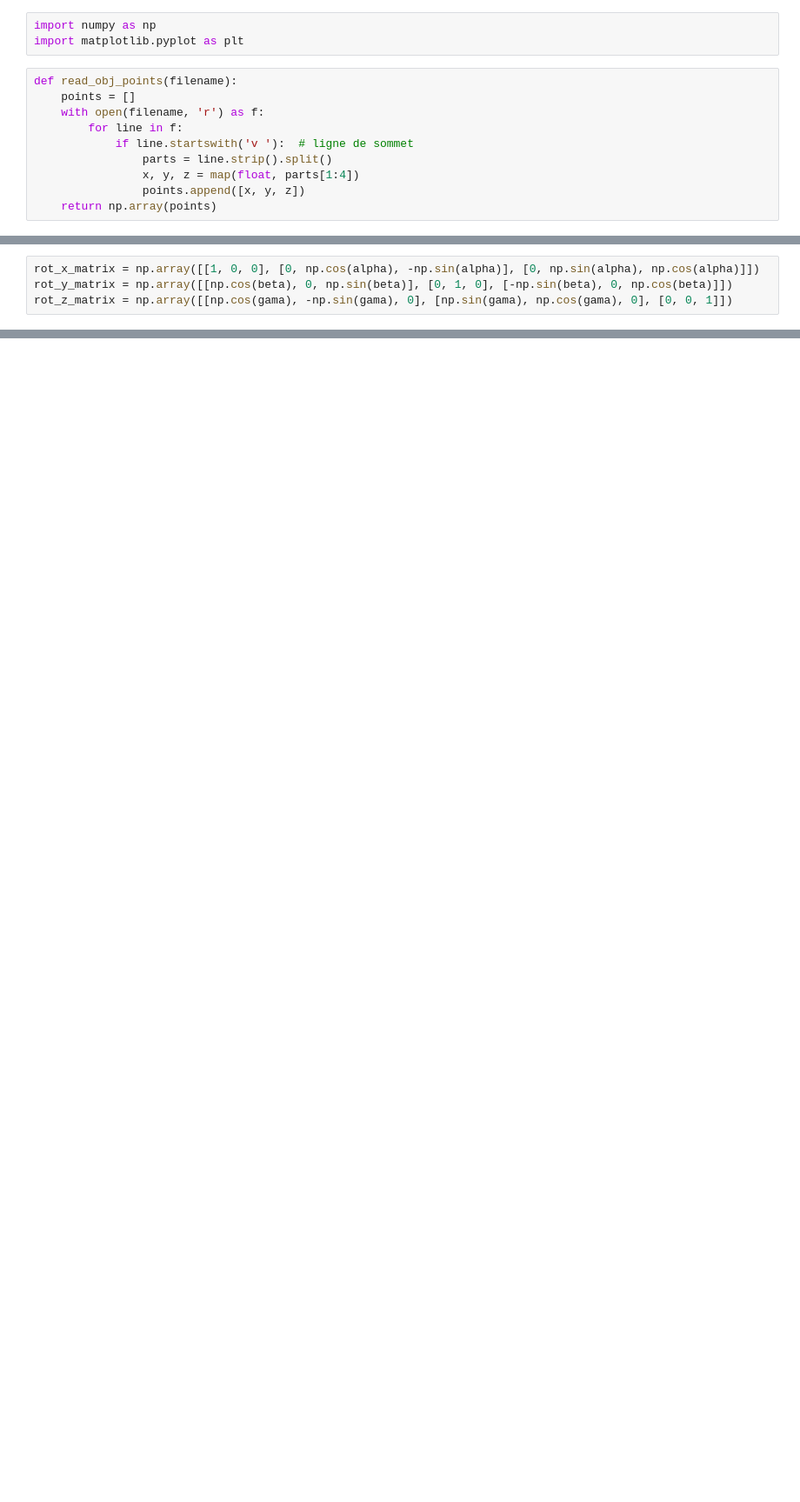
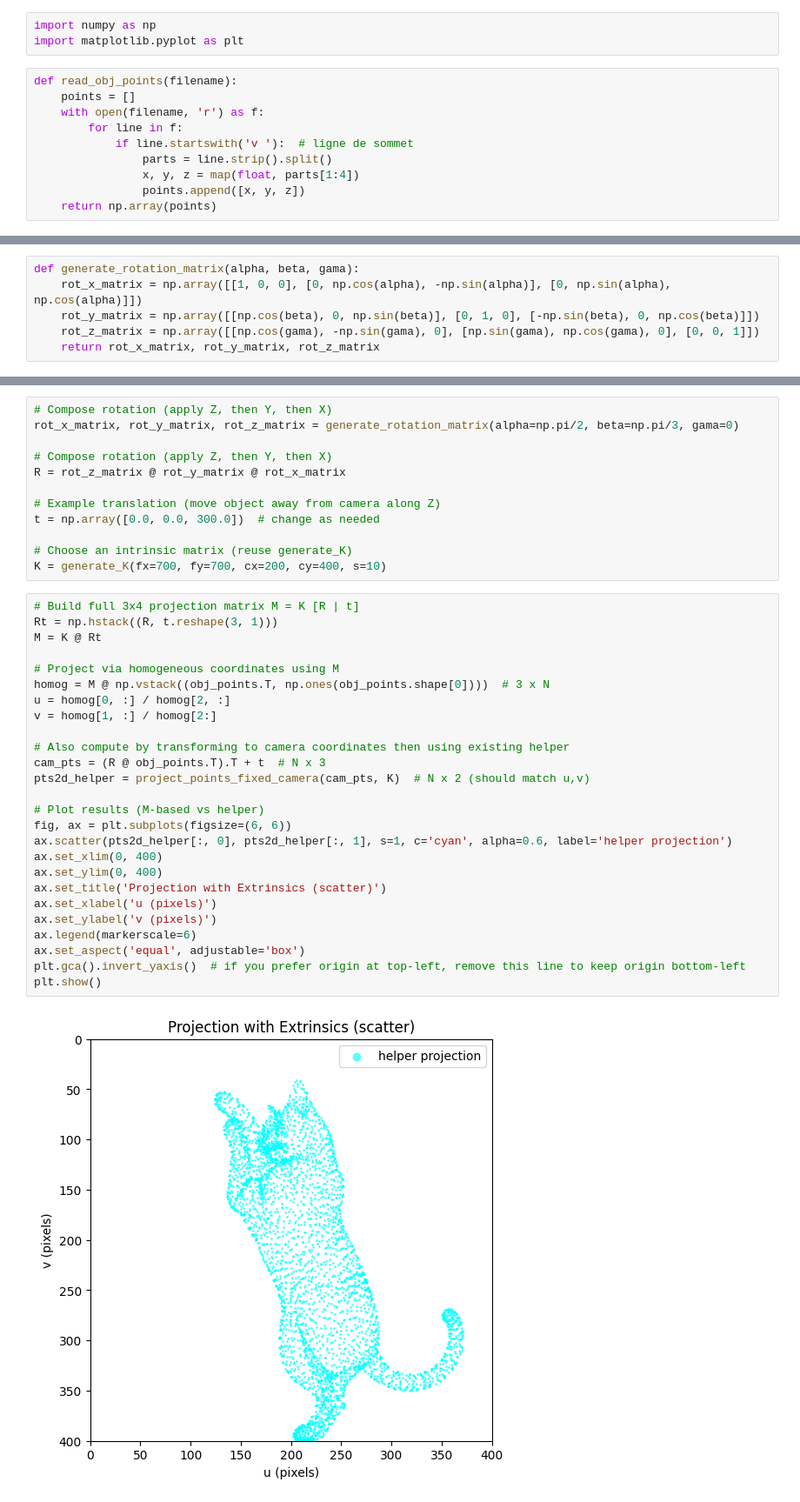
Before and after one commit to AhmedTrb/Data-Science_Computer-Vision, a Jupyter notebook: 3d-reconstruction/camera-model.ipynb, the cells around one changed output, grey strips where cells are left out. Shown at 87% size. Drawn from its saved outputs; the diff is of its cells as text; blank space fills up the shorter version.

```diff
--- a/3d-reconstruction/camera-model.ipynb
+++ b/3d-reconstruction/camera-model.ipynb
@@ -75,4 +171,6 @@ gama = np.radians(20)
 # %%
-rot_x_matrix = np.array([[1, 0, 0], [0, np.cos(alpha), -np.sin(alpha)], [0, np.sin(alpha), np.cos(alpha)]])
-rot_y_matrix = np.array([[np.cos(beta), 0, np.sin(beta)], [0, 1, 0], [-np.sin(beta), 0, np.cos(beta)]])
-rot_z_matrix = np.array([[np.cos(gama), -np.sin(gama), 0], [np.sin(gama), np.cos(gama), 0], [0, 0, 1]])
+def generate_rotation_matrix(alpha, beta, gama):
+    rot_x_matrix = np.array([[1, 0, 0], [0, np.cos(alpha), -np.sin(alpha)], [0, np.sin(alpha), np.cos(alpha)]])
+    rot_y_matrix = np.array([[np.cos(beta), 0, np.sin(beta)], [0, 1, 0], [-np.sin(beta), 0, np.cos(beta)]])
+    rot_z_matrix = np.array([[np.cos(gama), -np.sin(gama), 0], [np.sin(gama), np.cos(gama), 0], [0, 0, 1]])
+    return rot_x_matrix, rot_y_matrix, rot_z_matrix
@@ -88,0 +177,40 @@ T[:3, 3:] = t
+# %%
+# Compose rotation (apply Z, then Y, then X)
+rot_x_matrix, rot_y_matrix, rot_z_matrix = generate_rotation_matrix(alpha=np.pi/2, beta=np.pi/3, gama=0)
+
+# Compose rotation (apply Z, then Y, then X)
+R = rot_z_matrix @ rot_y_matrix @ rot_x_matrix
+
+# Example translation (move object away from camera along Z)
+t = np.array([0.0, 0.0, 300.0])  # change as needed
+
+# Choose an intrinsic matrix (reuse generate_K)
+K = generate_K(fx=700, fy=700, cx=200, cy=400, s=10)
+# %%
+# Build full 3x4 projection matrix M = K [R | t]
+Rt = np.hstack((R, t.reshape(3, 1)))
+M = K @ Rt
+
+# Project via homogeneous coordinates using M
+homog = M @ np.vstack((obj_points.T, np.ones(obj_points.shape[0])))  # 3 x N
+u = homog[0, :] / homog[2, :]
+v = homog[1, :] / homog[2:]
+
+# Also compute by transforming to camera coordinates then using existing helper
+cam_pts = (R @ obj_points.T).T + t  # N x 3
+pts2d_helper = project_points_fixed_camera(cam_pts, K)  # N x 2 (should match u,v)
+
+# Plot results (M-based vs helper)
+fig, ax = plt.subplots(figsize=(6, 6))
+ax.scatter(pts2d_helper[:, 0], pts2d_helper[:, 1], s=1, c='cyan', alpha=0.6, label='helper projection')
+ax.set_xlim(0, 400)
+ax.set_ylim(0, 400)
+ax.set_title('Projection with Extrinsics (scatter)')
+ax.set_xlabel('u (pixels)')
+ax.set_ylabel('v (pixels)')
+ax.legend(markerscale=6)
+ax.set_aspect('equal', adjustable='box')
+plt.gca().invert_yaxis()  # if you prefer origin at top-left, remove this line to keep origin bottom-left
+plt.show()
+# %% [output]
+[figure, added]
```
Also changed, not shown: parts of 17 cells of this notebook, 13 other files.
